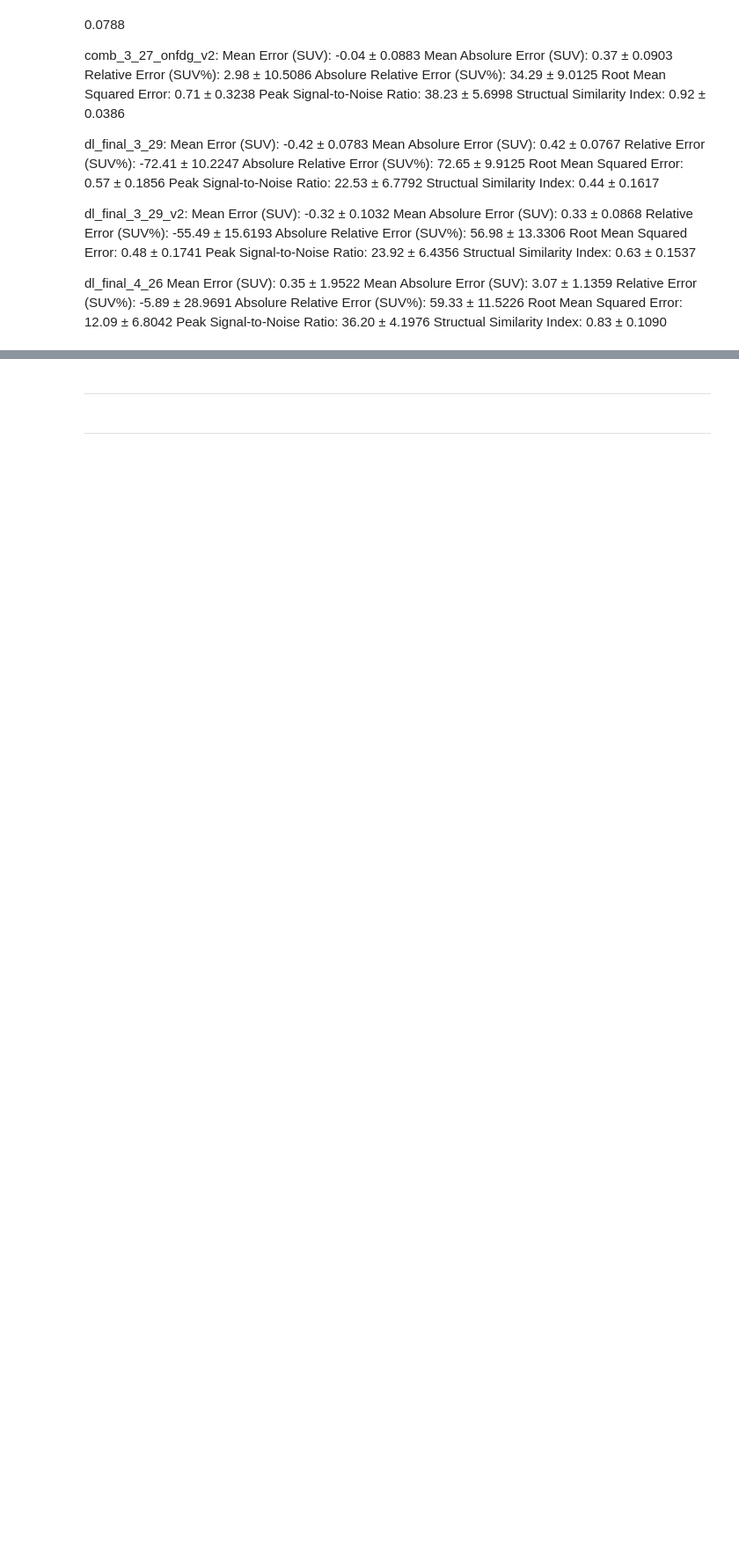
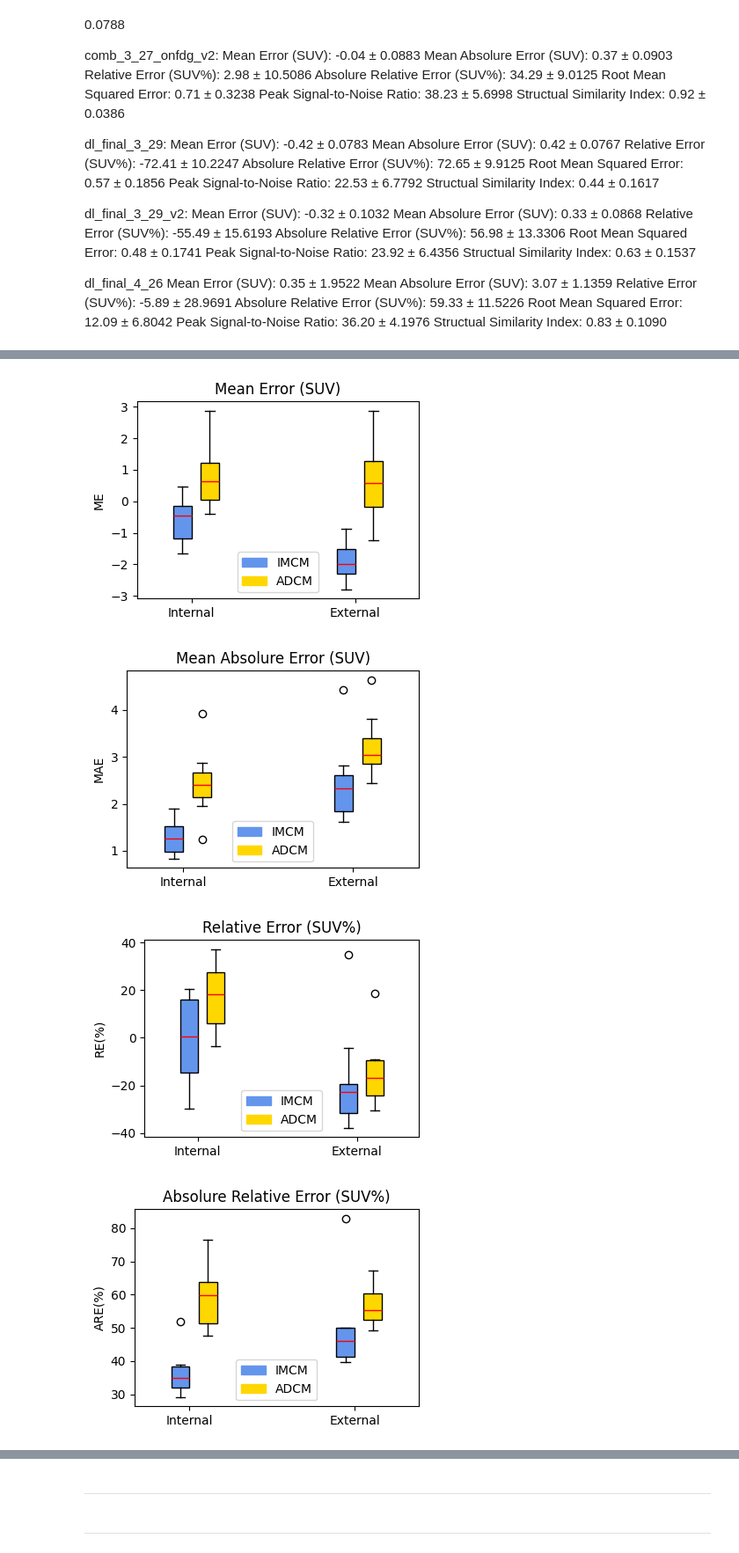
Before and after one commit to s-shahpouri/DL_PET, a Jupyter notebook: Quantification.ipynb, the cells around one changed output, grey strips where cells are left out. Shown at 88% size. Cells and saved outputs as stored; diff of their text form; code cells hidden in the pictures; blank space fills up the shorter version.

```diff
--- a/Quantification.ipynb
+++ b/Quantification.ipynb
@@ -429,0 +324,70 @@ UFuncTypeError: ufunc 'add' did not contain a loop with signature matching types
+# %%
+import matplotlib.pyplot as plt
+import matplotlib.patches as mpatches
+
+# Define metrics names and titles for the plots
+metrics_names = ['Mean Error (SUV)', 'Mean Absolure Error (SUV)', 'Relative Error (SUV%)', 'Absolure Relative Error (SUV%)', 'Root Mean Squared Error', 'Peak Signal-to-Noise Ratio', 'Structual Similarity Index']
+subtitle = ['ME', 'MAE', 'RE(%)', 'ARE(%)', 'RMSE', 'PSNR', 'SSIM']
+centers = ['Test', 'External']  # 'Test' for C1-C4, 'External' for C5
+dataset_labels = ['Multi-Center', 'ADCM']  # Labels for datasets
+dataset_colors = ['cornflowerblue', 'gold']  # Colors for each dataset
+legend_label = ['IMCM', 'ADCM']
+# Create patches for the legend
+patches = [mpatches.Patch(color=color, label=label) for color, label in zip(dataset_colors, legend_label)]
+
+# Iterate over each metric and plot data for the grouped test centers and the external center
+for i, metric in enumerate(metrics_names):
+    plt.figure(figsize=(4, 3))  # Adjust the size as needed
+    positions = []
+    data_to_plot = []
+
+    # Collect data for the combined test centers (C1 to C4) and external (C5)
+    width = 0.2  # Width of the bars in the bar plot
+    base_gap = 0.1  # Additional gap between dataset pairs within the same group
+    inter_group_gap = 0.5  # Gap between test and external groups
+
+    # Data for test centers
+    test_data = []
+    for dataset in dataset_labels:
+        subset = df_combined[(df_combined['Center'].isin(['C1', 'C2', 'C3', 'C4'])) & (df_combined['Dataset'] == dataset)][metric]
+        test_data.append(subset)
+    data_to_plot.extend(test_data)
+    positions.extend([1, 1 + width + base_gap])
+
+    # Data for external center (C5)
+    external_data = []
+    for dataset in dataset_labels:
+        subset = df_combined[(df_combined['Center'] == 'C5') & (df_combined['Dataset'] == dataset)][metric]
+        external_data.append(subset)
+    data_to_plot.extend(external_data)
+    positions.extend([2 + width + base_gap + inter_group_gap, 2 + 2 * width + 2 * base_gap + inter_group_gap])
+
+    # Create the boxplot
+    bp = plt.boxplot(
+        data_to_plot,
+        positions=positions,
+        widths=width,
+        patch_artist=True,
+        medianprops={'color': 'red', 'linewidth': 1}
+    )
+
+    # Set the face color for each box
+    for box, color in zip(bp['boxes'], dataset_colors * 2):  # Twice for each group
+        box.set_facecolor(color)
+
+    # Custom x-tick labels, aligning them with the respective data groups
+    plt.xticks([1 + width/2, 2 + width + base_gap + inter_group_gap + width/2], ['Internal', 'External'])
+
+    plt.title(f"{metrics_names[i]}")
+    plt.ylabel(subtitle[i])
+
+    # Adding the legend to the plot
+    plt.legend(handles=patches, loc='best')
+
+    plt.tight_layout()
+    plt.show()  # Display the plot
+# %% [output]
+[figure, added]
+[figure, added]
+[figure, added]
+[figure, added]
```
Also changed, not shown: parts of 20 cells of this notebook, 6 other files.
